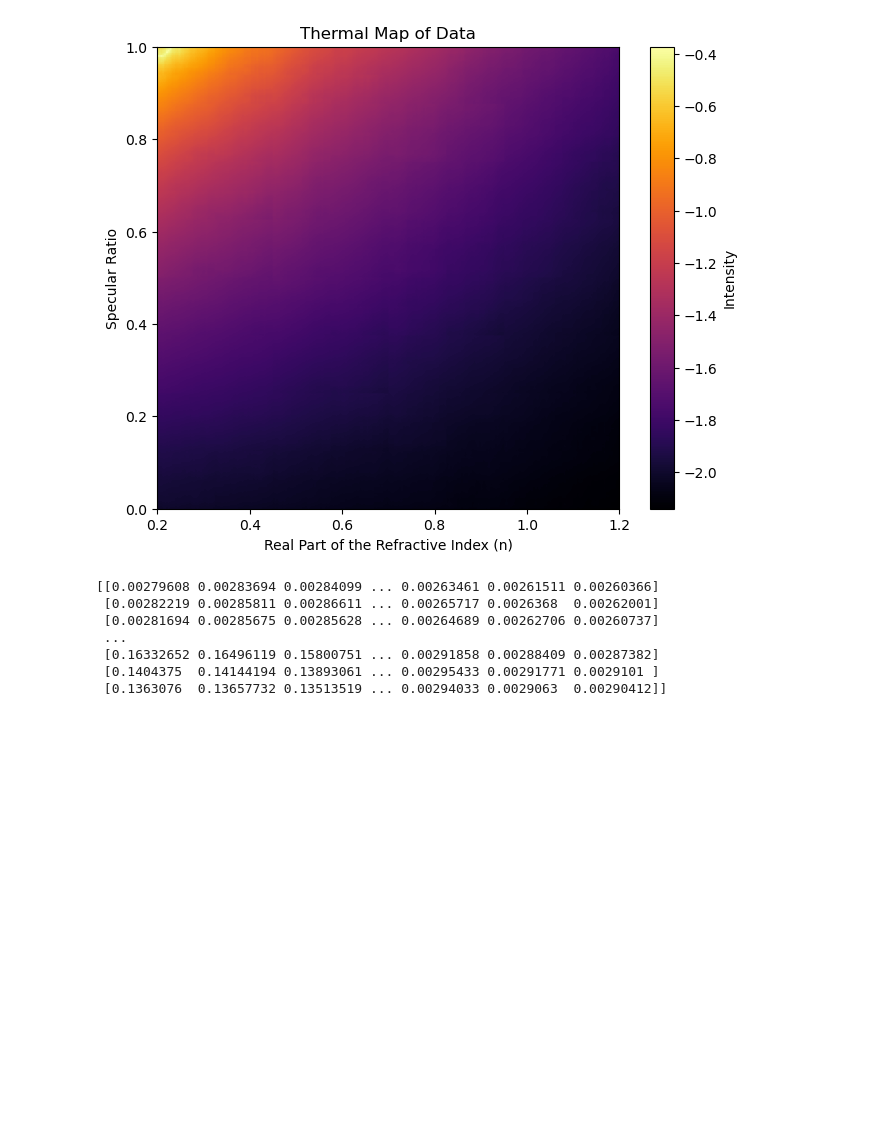
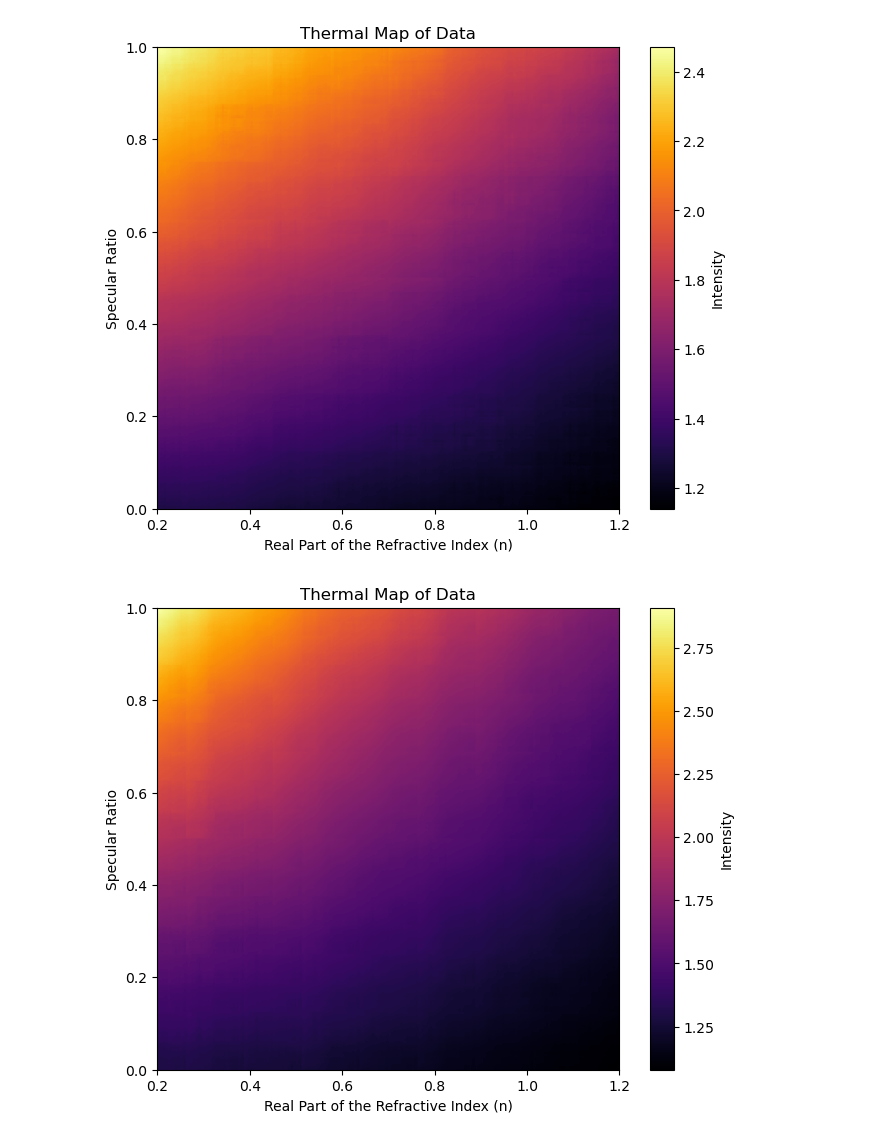
Before and after one commit to Pocar-Lab/Chroma-Scripts, a Jupyter notebook: analysis/SubtractingRunsPart2/nick.ipynb, the cells around one changed output. Cells and saved outputs as stored; diff of their text form; code cells hidden in the pictures; blank space fills up the shorter version.

```diff
--- a/analysis/SubtractingRunsPart2/nick.ipynb
+++ b/analysis/SubtractingRunsPart2/nick.ipynb
@@ -15,0 +9,19 @@ A84_unc = np.sqrt(A40_unc**2 + A80_unc**2)
+# %%
+def data(n_values, sr_values, PTE0, PTE, Plot):
+   PTE_ratio = PTE/PTE0
+   PTE_ratio_unc = np.sqrt(PTE)/2_000_000
+
+   if Plot:
+
+       plt.figure(figsize=(8, 6))
+       plt.imshow(PTE_ratio, cmap = 'inferno', origin="lower",
+                  extent=[n_values.min(), n_values.max(), sr_values.min(),
+                          sr_values.max()])
+       plt.colorbar(label="Intensity")
+       plt.xlabel("Real Part of the Refractive Index (n)")
+       plt.ylabel("Specular Ratio")
+       plt.title("Thermal Map of Data")
+
+   plt.show()
+
+   return PTE_ratio, PTE_ratio_unc
@@ -16,3 +88,7 @@ A84_unc = np.sqrt(A40_unc**2 + A80_unc**2)
+# %%
+file_path_PTE4_short = '../../../Sweep-Txt-Files/Nick_PTE4_Short_2DSweep.txt'
+file_path_PTE8_short = '../../../Sweep-Txt-Files/matrix_8_short_n_0.2-1.2_sr_0-1.txt'
+file_path_PTE4_tall = '../../../Sweep-Txt-Files/matrix_4_tall_n_0.2-1.2_sr_0-1.txt'
 # %%
 n_values = np.linspace(0.2, 1.2, 256)
 sr_values = np.linspace(0, 1, 256)
@@ -65,14 +94,0 @@ def Score (Type, n_values, sr_values, PTE0, PTE4, PTE8, A40, A84, PTE0_unc, PTE4
-# %%
-score, Score_unc, a, b = Score(2, n_values, sr_values, PTE0, PTE4, PTE8, A40, A84, PTE0_unc, PTE4_unc,
-                       PTE8_unc, A40_unc, A84_unc, True)
-
-print(Score_unc)
-# %% [output]
-[figure, removed]
-[[0.00279608 0.00283694 0.00284099 ... 0.00263461 0.00261511 0.00260366]
- [0.00282219 0.00285811 0.00286611 ... 0.00265717 0.0026368  0.00262001]
- [0.00281694 0.00285675 0.00285628 ... 0.00264689 0.00262706 0.00260737]
- ...
- [0.16332652 0.16496119 0.15800751 ... 0.00291858 0.00288409 0.00287382]
- [0.1404375  0.14144194 0.13893061 ... 0.00295433 0.00291771 0.0029101 ]
- [0.1363076  0.13657732 0.13513519 ... 0.00294033 0.0029063  0.00290412]]
@@ -78,0 +113,14 @@ print(Score_unc)
+# %%
+PTE0 = 0.00135989
+PTE0_tall = 0.001268
+
+PTE4_short = np.flip(np.loadtxt(file_path_PTE4_short))
+PTE4_tall = np.flip(np.loadtxt(file_path_PTE4_tall))
+PTE8_short = np.flip(np.loadtxt(file_path_PTE8_short))
+# %%
+PTE4_short_ratio, PTE4_short_ratio_unc = data(n_values, sr_values, PTE0, PTE4_short, True)
+PTE4_tall_ratio, PTE4_tall_ratio_unc = data(n_values, sr_values, PTE0_tall, PTE4_tall, True)
+PTE8_short_ratio, PTE8_short_ratio_unc = data(n_values, sr_values, PTE0, PTE8_short, True)
+# %% [output]
+[figure, added]
+[figure, added]
```
Also changed, not shown: parts of 11 cells of this notebook, 46 other files.
